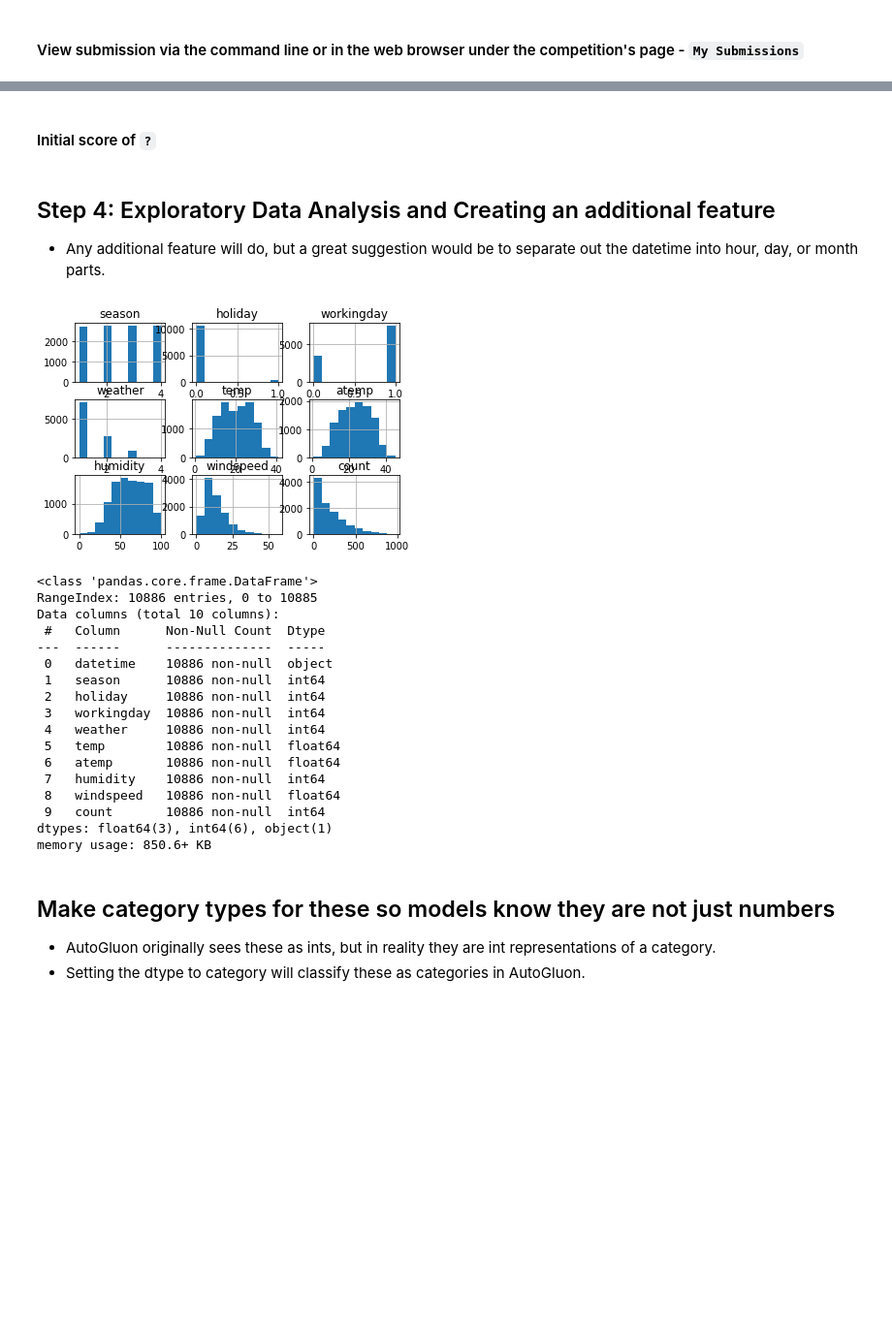
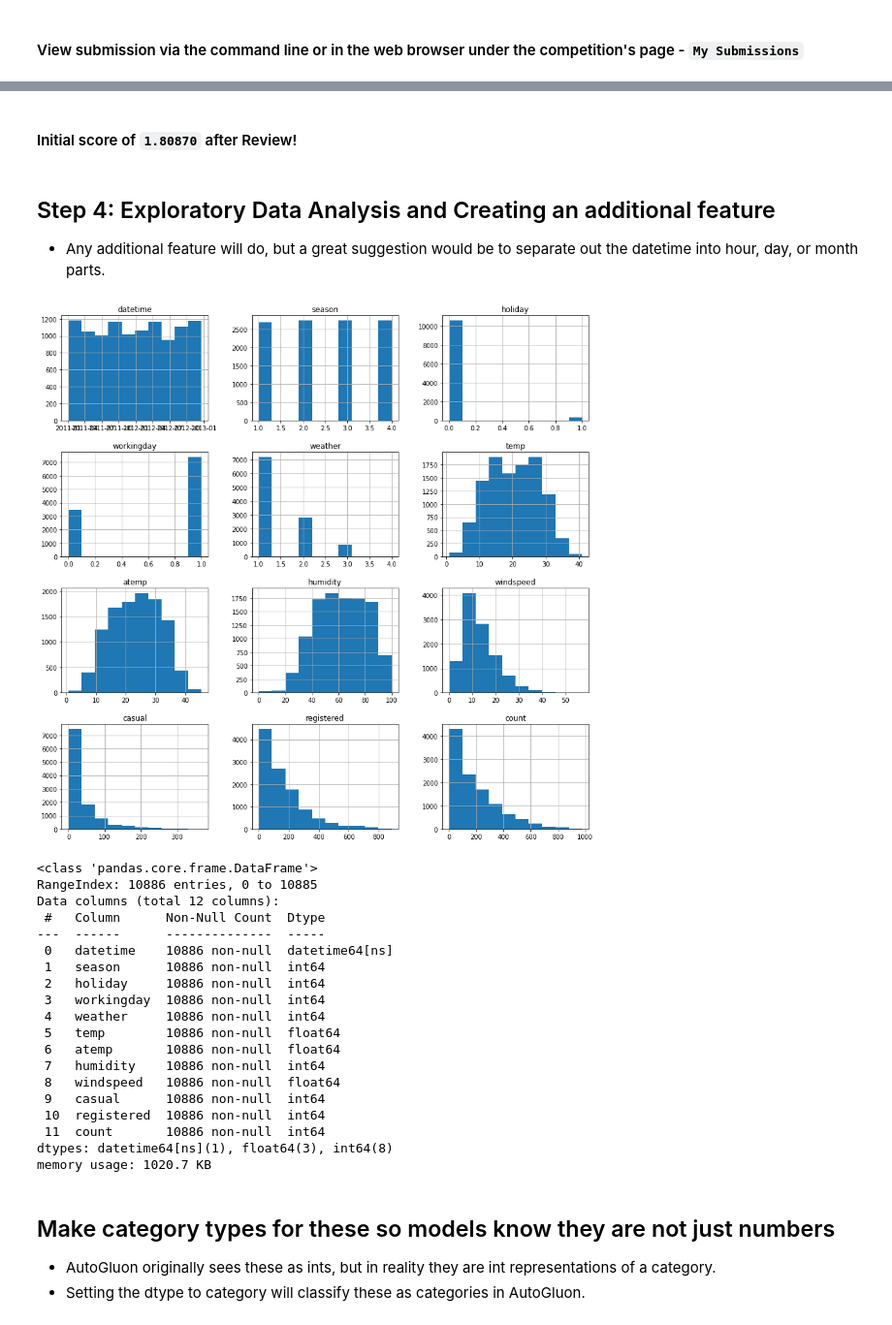
Before and after one commit to ThuraTunScibotics/Predict-Bike-Sharing-Demand-with-AutoGluon, a Jupyter notebook: project-template.ipynb, the cells around one changed output, grey strips where cells are left out. Shown at 97% size. Saved outputs shown, nothing was run; the diff lists cells and outputs as text; code cells hidden in the pictures; blank space fills up the shorter version.

```diff
--- a/project-template.ipynb
+++ b/project-template.ipynb
@@ -121,7 +132,7 @@ from autogluon.tabular import TabularPredictor
 # %%
 # Create the train dataset in pandas by reading the csv
 # Set the parsing of the datetime column so you can use some of the `dt` features in pandas later
-train = pd.read_csv('train.csv')
+train = pd.read_csv('train.csv', parse_dates=["datetime"])
 train.head()
 # %% [output]
 |  | datetime | season | holiday | workingday | weather | temp | atemp | humidity | windspeed | casual | ... |
@@ -176,12 +203,11 @@ Requirements:
 * Use the preset `best_quality` to focus on creating the best model.
 # %%
 # ignore 'casual' and 'registered' columns
-train=train.drop(columns=['casual', 'registered'])
-
 predictor = TabularPredictor(
     label="count",
     problem_type="regression",
-    eval_metric="root_mean_squared_error"
+    eval_metric="root_mean_squared_error",
+    learner_kwargs={"ignored_columns":["casual", "registered"]}
 ).fit(
     train,
     time_limit=600,
@@ -313,22 +342,22 @@ submission.csv               2023-05-27 08:39:14  first raw submission  complete
 # %% [markdown]
-#### Initial score of `?`
+#### Initial score of `1.80870` after Review!
 # %% [markdown]
 ## Step 4: Exploratory Data Analysis and Creating an additional feature
 * Any additional feature will do, but a great suggestion would be to separate out the datetime into hour, day, or month parts.
 # %%
 # Create a histogram of all features to show the distribution of each one relative to the data. This is part of the exploritory data analysis
-train.hist();
+train.hist(figsize=(15, 15));
 # %% [output]
-[figure, old version]
+[figure, new version]
 # %%
 train.info()
 # %% [output]
 <class 'pandas.core.frame.DataFrame'>
 RangeIndex: 10886 entries, 0 to 10885
-Data columns (total 10 columns):
+Data columns (total 12 columns):
  #   Column      Non-Null Count  Dtype
 ---  ------      --------------  -----
- 0   datetime    10886 non-null  object
+ 0   datetime    10886 non-null  datetime64[ns]
  1   season      10886 non-null  int64
  2   holiday     10886 non-null  int64
  3   workingday  10886 non-null  int64
@@ -337,9 +366,11 @@ Data columns (total 10 columns):
  6   atemp       10886 non-null  float64
  7   humidity    10886 non-null  int64
  8   windspeed   10886 non-null  float64
- 9   count       10886 non-null  int64
-dtypes: float64(3), int64(6), object(1)
-memory usage: 850.6+ KB
+ 9   casual      10886 non-null  int64
+ 10  registered  10886 non-null  int64
+ 11  count       10886 non-null  int64
+dtypes: datetime64[ns](1), float64(3), int64(8)
+memory usage: 1020.7 KB
 # %%
 # change datetime's type from object to datettime
 train.loc[:, "datetime"] = pd.to_datetime(train.loc[:, "datetime"])
```
Also changed, not shown: parts of 37 cells of this notebook.
